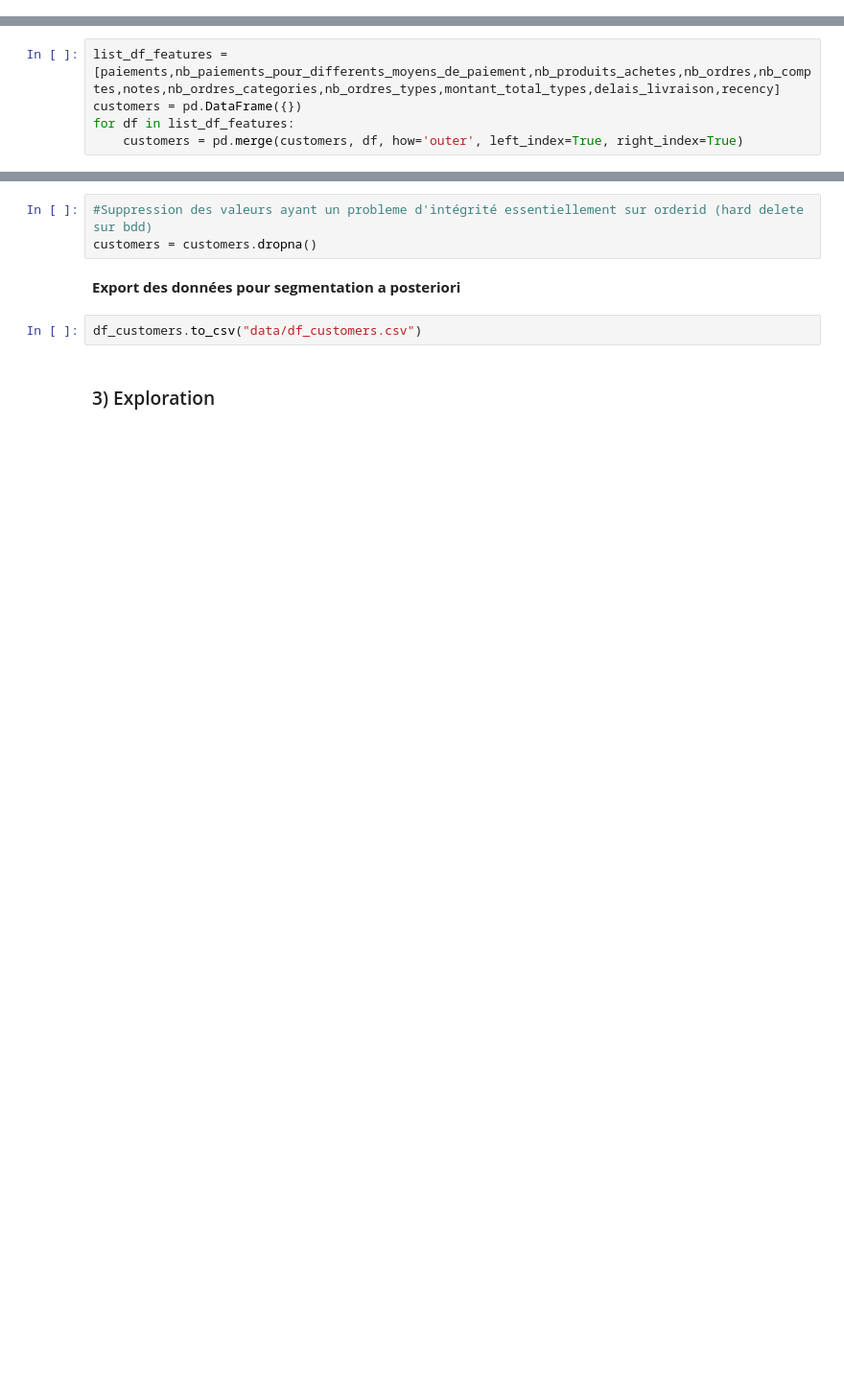
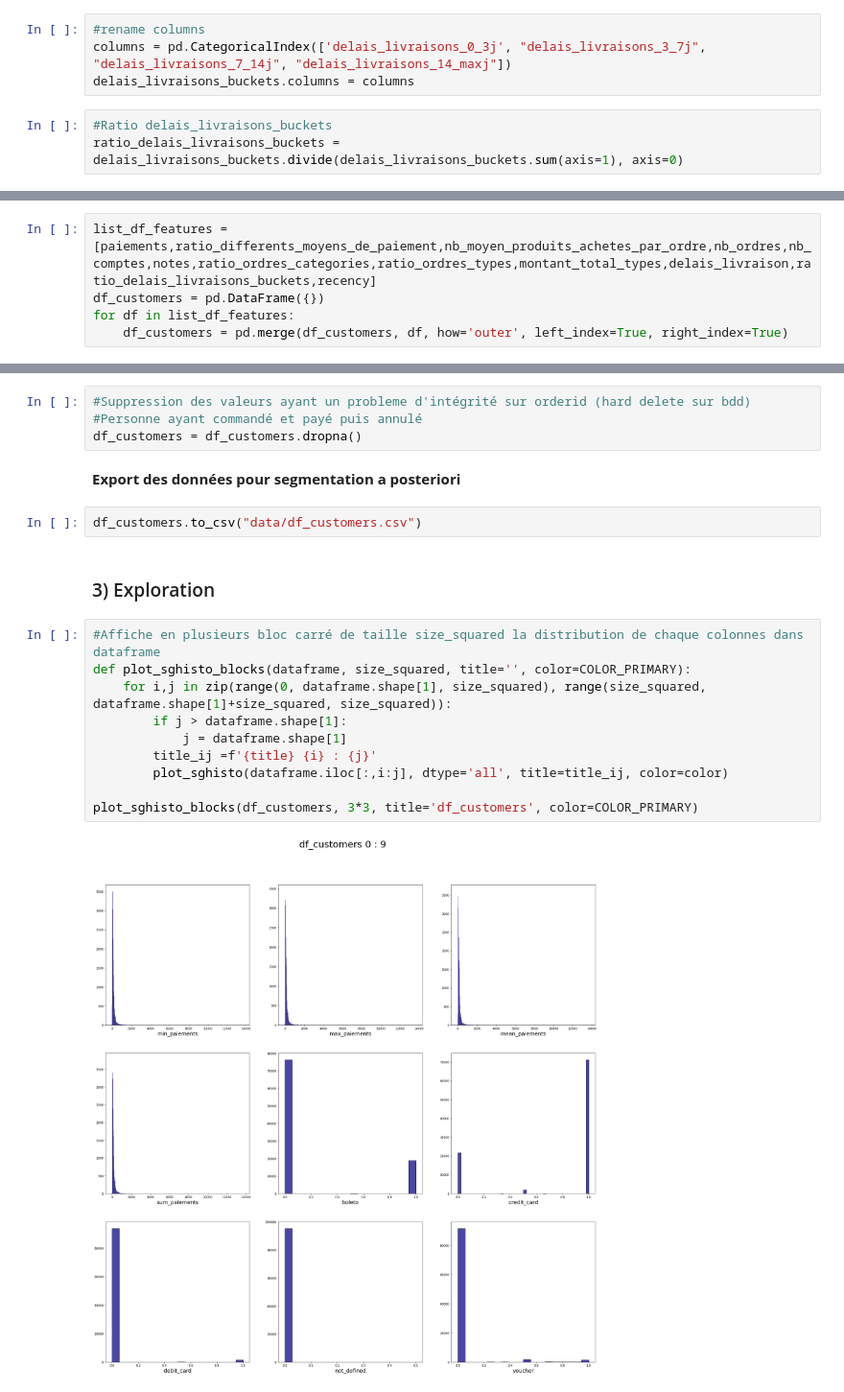
Before and after one commit to Loridan/openclassrooms-iml-projects, a Jupyter notebook: project4/P04_01_notebook_exploration.ipynb, the cells around one changed output, grey strips where cells are left out. Shown at 96% size. Drawn from its saved outputs; the diff is of its cells as text; blank space fills up the shorter version.

```diff
--- a/project4/P04_01_notebook_exploration.ipynb
+++ b/project4/P04_01_notebook_exploration.ipynb
@@ -945,0 +1022,7 @@ delais_livraison
+# %%
+#rename columns
+columns = pd.CategoricalIndex(['delais_livraisons_0_3j', "delais_livraisons_3_7j", "delais_livraisons_7_14j", "delais_livraisons_14_maxj"])
+delais_livraisons_buckets.columns = columns
+# %%
+#Ratio delais_livraisons_buckets
+ratio_delais_livraisons_buckets = delais_livraisons_buckets.divide(delais_livraisons_buckets.sum(axis=1), axis=0)
@@ -968,7 +1068,7 @@ recency
 # %% [markdown]
 **Création du dataframe de features**
 # %%
-list_df_features = [paiements,nb_paiements_pour_differents_moyens_de_paiement,nb_produits_achetes,nb_ordres,nb_comptes,notes,nb_ordres_categories,nb_ordres_types,montant_total_types,delais_livraison,recency]
-customers = pd.DataFrame({})
+list_df_features = [paiements,ratio_differents_moyens_de_paiement,nb_moyen_produits_achetes_par_ordre,nb_ordres,nb_comptes,notes,ratio_ordres_categories,ratio_ordres_types,montant_total_types,delais_livraison,ratio_delais_livraisons_buckets,recency]
+df_customers = pd.DataFrame({})
 for df in list_df_features:
-    customers = pd.merge(customers, df, how='outer', left_index=True, right_index=True)
+    df_customers = pd.merge(df_customers, df, how='outer', left_index=True, right_index=True)
@@ -1008,9 +1102,22 @@ Length: 101, dtype: int64
 # %%
-#Suppression des valeurs ayant un probleme d'intégrité essentiellement sur orderid (hard delete sur bdd)
-customers = customers.dropna()
+#Suppression des valeurs ayant un probleme d'intégrité sur orderid (hard delete sur bdd)
+#Personne ayant commandé et payé puis annulé
+df_customers = df_customers.dropna()
 # %% [markdown]
 **Export des données pour segmentation a posteriori**
 # %%
 df_customers.to_csv("data/df_customers.csv")
 # %% [markdown]
 ### 3) Exploration
+# %%
+#Affiche en plusieurs bloc carré de taille size_squared la distribution de chaque colonnes dans dataframe
+def plot_sghisto_blocks(dataframe, size_squared, title='', color=COLOR_PRIMARY):
+    for i,j in zip(range(0, dataframe.shape[1], size_squared), range(size_squared, dataframe.shape[1]+size_squared, size_squared)):
+        if j > dataframe.shape[1]:
+            j = dataframe.shape[1]
+        title_ij =f'{title} {i} : {j}'
+        plot_sghisto(dataframe.iloc[:,i:j], dtype='all', title=title_ij, color=color)
+
+plot_sghisto_blocks(df_customers, 3*3, title='df_customers', color=COLOR_PRIMARY)
+# %% [output]
+[figure, added]
```
Also changed, not shown: parts of 50 cells of this notebook, 51 other files.
